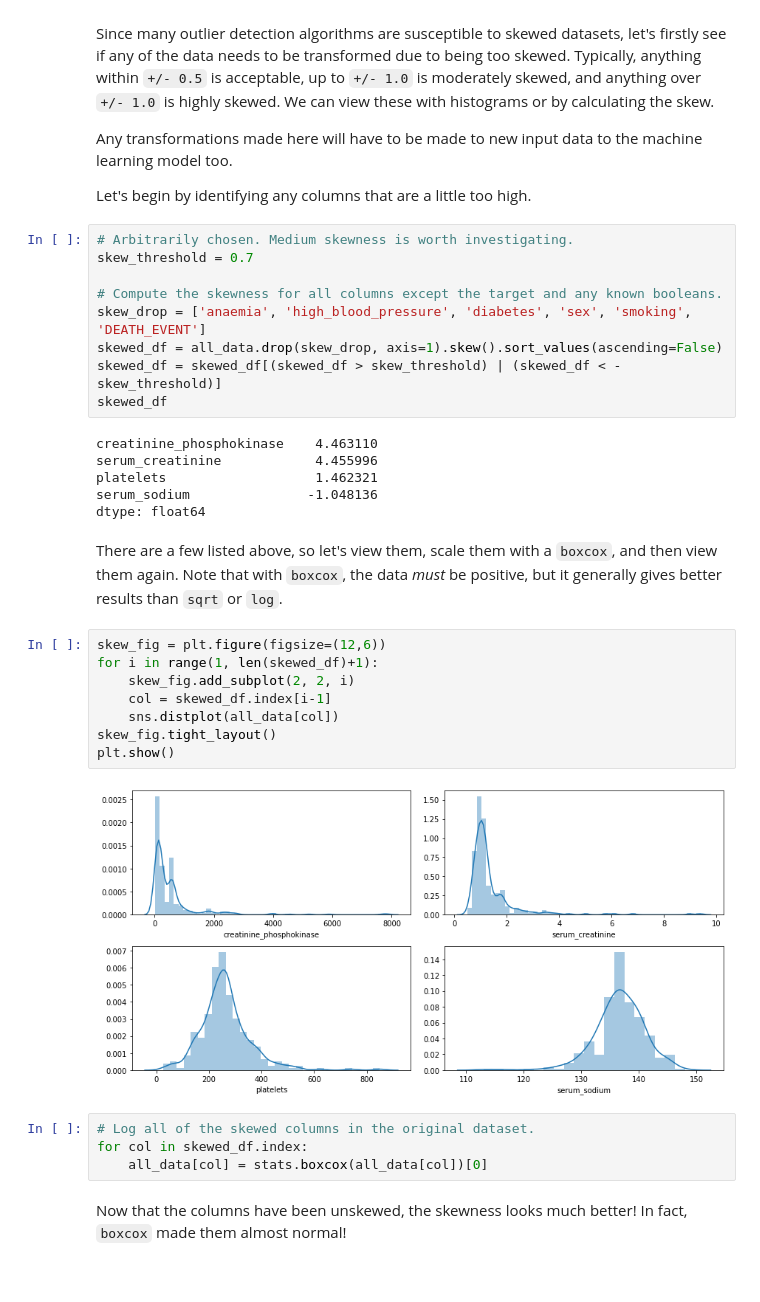
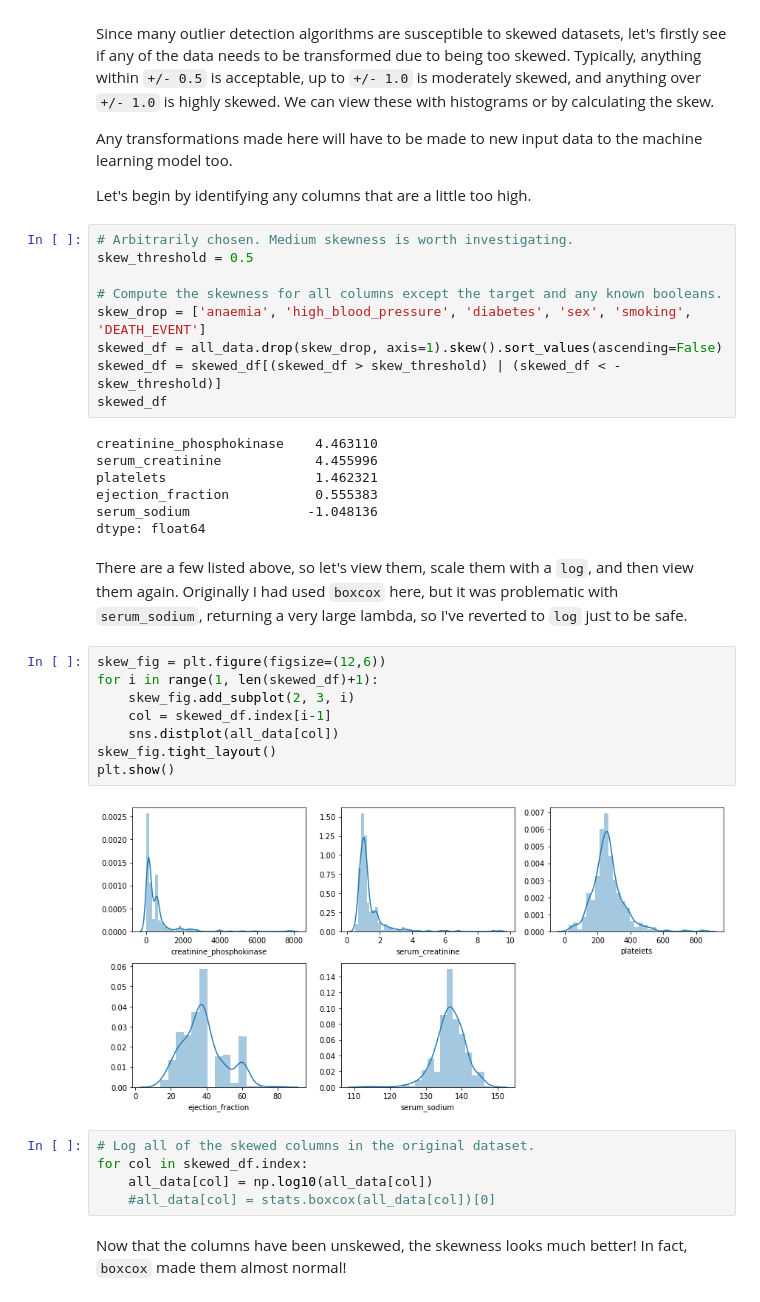
Before and after one commit to KasumiL5x/bu-postdoc-test, a Jupyter notebook: eda-and-cleaning.ipynb, the cells around one changed output. Saved outputs shown, nothing was run; the diff lists cells and outputs as text.

```diff
--- a/eda-and-cleaning.ipynb
+++ b/eda-and-cleaning.ipynb
@@ -152,7 +153,7 @@ Any transformations made here will have to be made to new input data to the mach
 Let's begin by identifying any columns that are a little too high.
 # %%
 # Arbitrarily chosen. Medium skewness is worth investigating.
-skew_threshold = 0.7
+skew_threshold = 0.5
 
 # Compute the skewness for all columns except the target and any known booleans.
 skew_drop = ['anaemia', 'high_blood_pressure', 'diabetes', 'sex', 'smoking', 'DEATH_EVENT']
@@ -163,24 +164,26 @@ skewed_df
 creatinine_phosphokinase    4.463110
 serum_creatinine            4.455996
 platelets                   1.462321
+ejection_fraction           0.555383
 serum_sodium               -1.048136
 dtype: float64
 # %% [markdown]
-There are a few listed above, so let's view them, scale them with a `boxcox`, and then view them again.  Note that with `boxcox`, the data *must* be positive, but it generally gives better results than `sqrt` or `log`.
+There are a few listed above, so let's view them, scale them with a `log`, and then view them again.  Originally I had used `boxcox` here, but it was problematic with `serum_sodium`, returning a very large lambda, so I've reverted to `log` just to be safe.
 # %%
 skew_fig = plt.figure(figsize=(12,6))
 for i in range(1, len(skewed_df)+1):
-    skew_fig.add_subplot(2, 2, i)
+    skew_fig.add_subplot(2, 3, i)
     col = skewed_df.index[i-1]
     sns.distplot(all_data[col])
 skew_fig.tight_layout()
 plt.show()
 # %% [output]
-[figure, old version]
+[figure, new version]
 # %%
 # Log all of the skewed columns in the original dataset.
 for col in skewed_df.index:
-    all_data[col] = stats.boxcox(all_data[col])[0]
+    all_data[col] = np.log10(all_data[col])
+    #all_data[col] = stats.boxcox(all_data[col])[0]
 # %% [markdown]
 Now that the columns have been unskewed, the skewness looks much better!  In fact, `boxcox` made them almost normal!
 # %%
```
Also changed, not shown: parts of 18 cells of this notebook.
